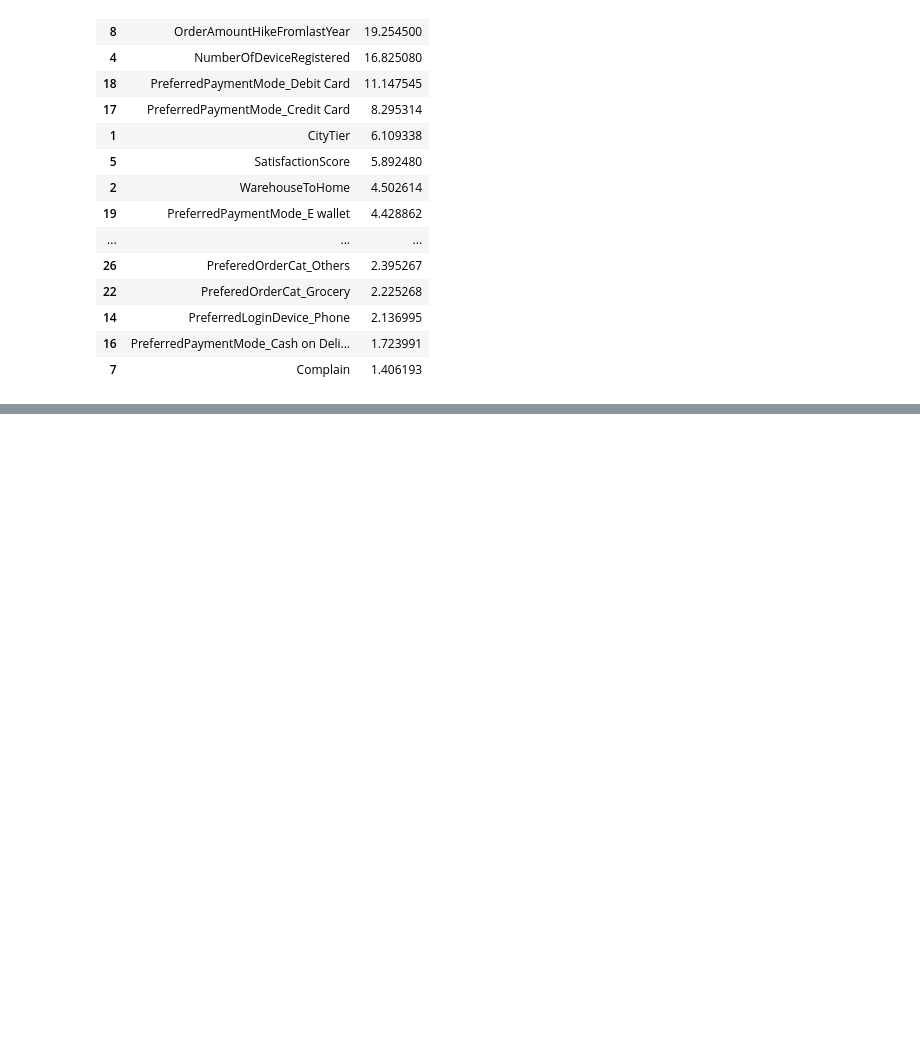
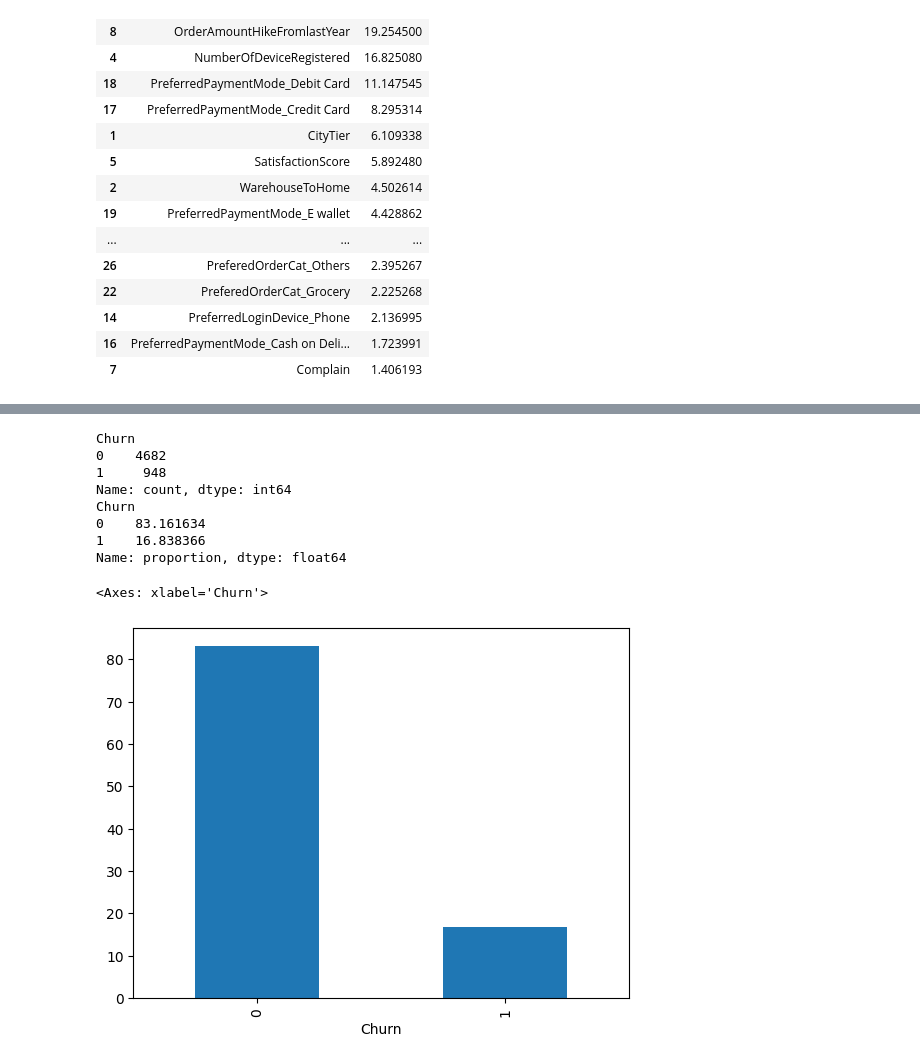
Before and after one commit to aktrikx/mp_cp_ak, a Jupyter notebook: churn_prediction.ipynb, the cells around one changed output, grey strips where cells are left out. Saved outputs shown, nothing was run; the diff lists cells and outputs as text; code cells hidden in the pictures; blank space fills up the shorter version.

```diff
--- a/churn_prediction.ipynb
+++ b/churn_prediction.ipynb
@@ -274,0 +321,3 @@ check_vif(df).head()
+# %%
+# Remove PreferredPaymentMode_Debit Card from your dataset
+df.drop('PreferredPaymentMode_Debit Card', axis=1, inplace=True)
@@ -302,0 +353,12 @@ df['Churn'].value_counts(normalize=True) * 100
+# %%
+# Scaling the data
+df_for_scaling = df.drop('Churn', axis=1)
+
+# Create a list of numeric columns to scale
+numeric_columns = df_for_scaling.select_dtypes(include=['int64', 'float64']).columns
+
+# Initialize the scaler
+scaler = StandardScaler()
+
+# Apply the scaler to the numeric columns
+df[numeric_columns] = scaler.fit_transform(df[numeric_columns])
@@ -303 +405,21 @@ df['Churn'].value_counts(normalize=True) * 100
+# %%
+# Checking the distribution of the target variable (Churn)
+print(df['Churn'].value_counts())
+
+# To see the percentage distribution
+print(df['Churn'].value_counts(normalize=True) * 100)
+
+#Plot
+(df['Churn'].value_counts(normalize=True) * 100).plot(kind ='bar')
+# %% [output]
+Churn
+0    4682
+1     948
+Name: count, dtype: int64
+Churn
+0    83.161634
+1    16.838366
+Name: proportion, dtype: float64
+<Axes: xlabel='Churn'>
+[figure, added]
 # %%
```
Also changed, not shown: parts of 31 cells of this notebook.
